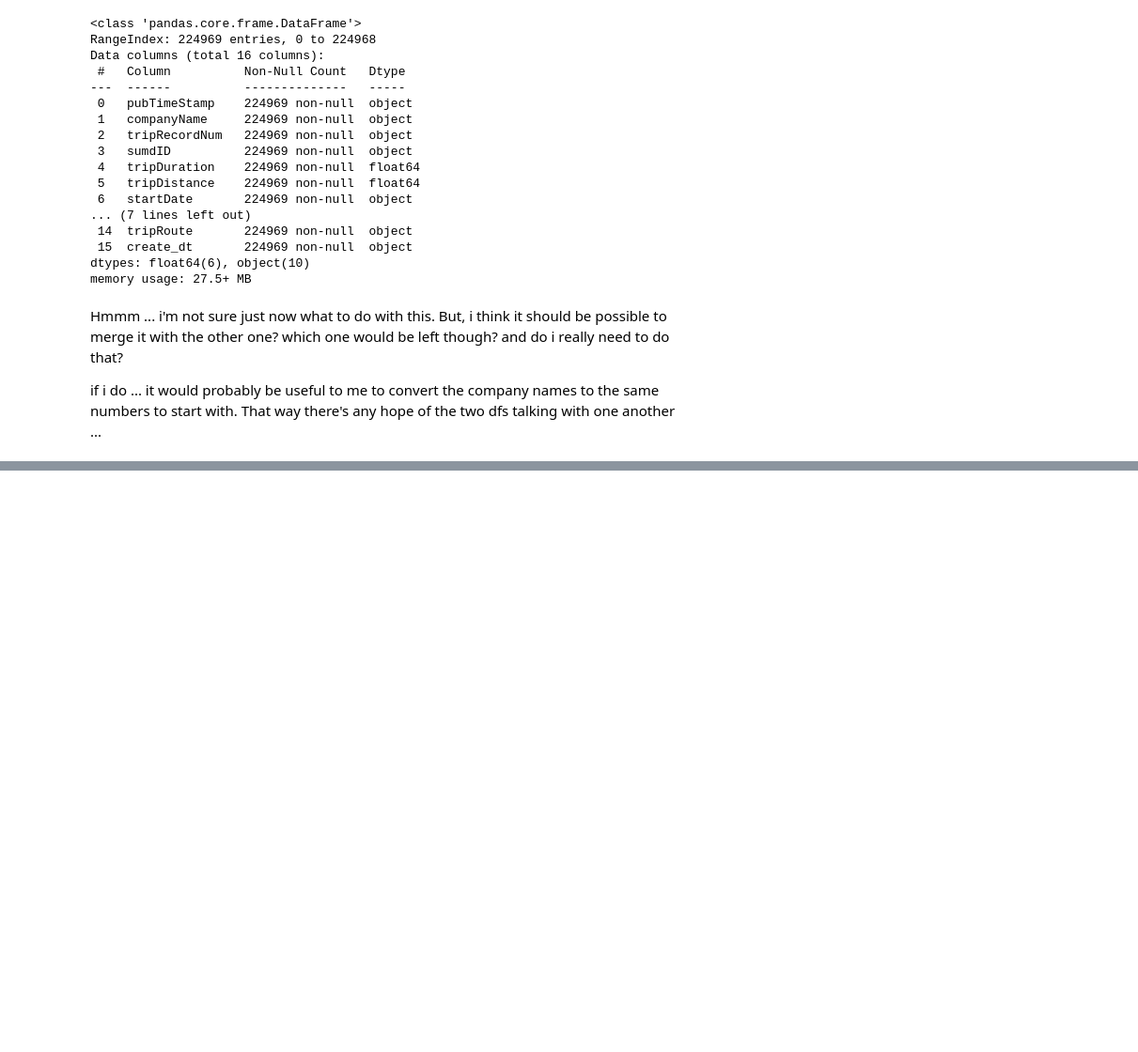
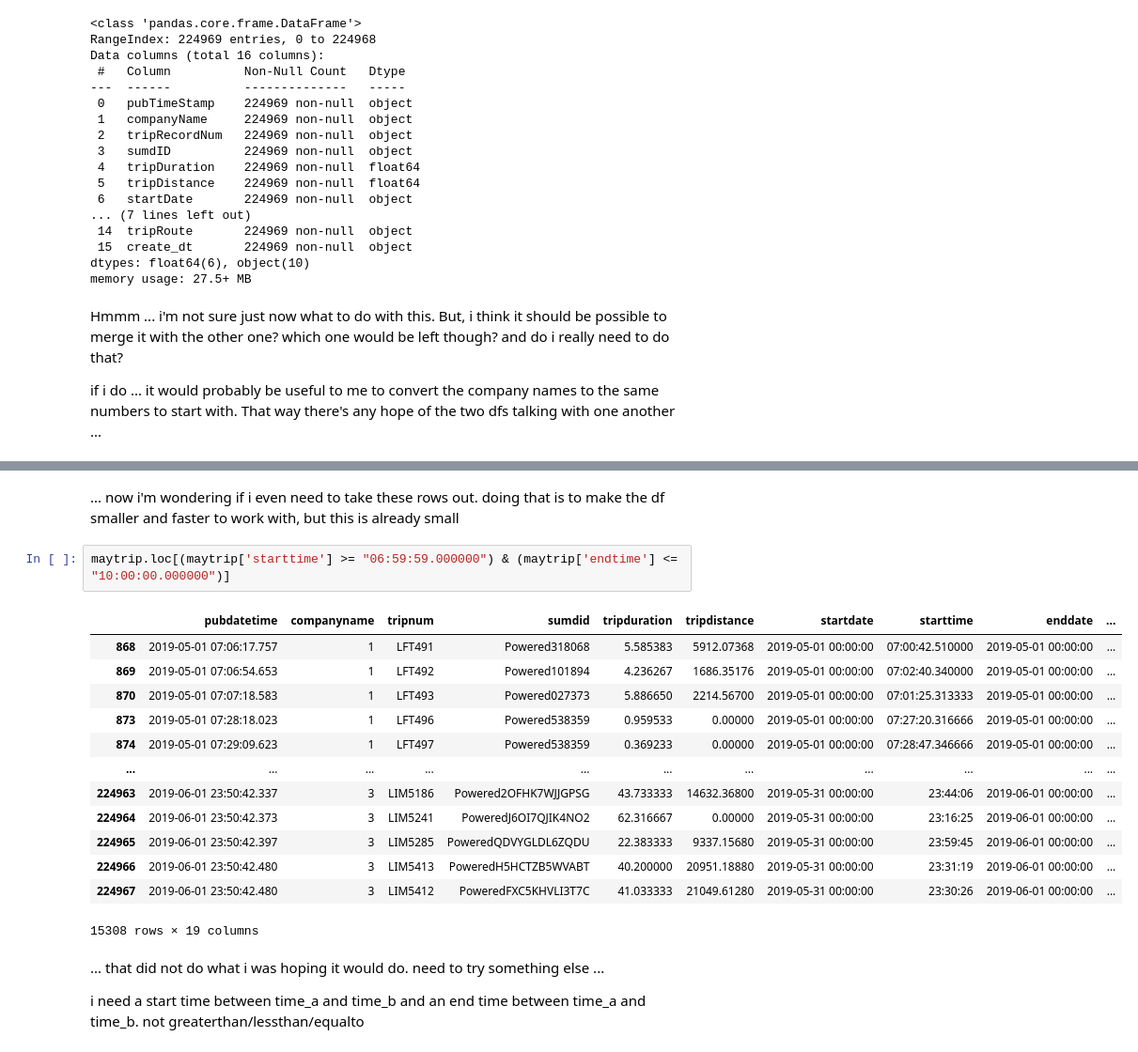
Before and after one commit to Rhunsilval/nashville_scooters_python, a Jupyter notebook: notebooks/2_exploration_may.ipynb, the cells around one changed output, grey strips where cells are left out. Shown at 94% size. Saved outputs shown, nothing was run; the diff lists cells and outputs as text; blank space fills up the shorter version.

```diff
--- a/notebooks/2_exploration_may.ipynb
+++ b/notebooks/2_exploration_may.ipynb
@@ -405,0 +535,22 @@ if i do ... it would probably be useful to me to convert the company names to th
+# %% [markdown]
+... now i'm wondering if i even need to take these rows out.  doing that is to make the df smaller and faster to work with, but this is already small
+# %%
+maytrip.loc[(maytrip['starttime'] >= "06:59:59.000000") & (maytrip['endtime'] <= "10:00:00.000000")]
+# %% [output]
+|  | pubdatetime | companyname | tripnum | sumdid | tripduration | tripdistance | startdate | starttime | enddate | ... |
+| 868 | 2019-05-01 07:06:17.757 | 1 | LFT491 | Powered318068 | 5.585383 | 5912.07368 | 2019-05-01 00:00:00 | 07:00:42.510000 | 2019-05-01 00:00:00 | ... |
+| 869 | 2019-05-01 07:06:54.653 | 1 | LFT492 | Powered101894 | 4.236267 | 1686.35176 | 2019-05-01 00:00:00 | 07:02:40.340000 | 2019-05-01 00:00:00 | ... |
+| 870 | 2019-05-01 07:07:18.583 | 1 | LFT493 | Powered027373 | 5.886650 | 2214.56700 | 2019-05-01 00:00:00 | 07:01:25.313333 | 2019-05-01 00:00:00 | ... |
+| 873 | 2019-05-01 07:28:18.023 | 1 | LFT496 | Powered538359 | 0.959533 | 0.00000 | 2019-05-01 00:00:00 | 07:27:20.316666 | 2019-05-01 00:00:00 | ... |
+| 874 | 2019-05-01 07:29:09.623 | 1 | LFT497 | Powered538359 | 0.369233 | 0.00000 | 2019-05-01 00:00:00 | 07:28:47.346666 | 2019-05-01 00:00:00 | ... |
+| ... | ... | ... | ... | ... | ... | ... | ... | ... | ... | ... |
+| 224963 | 2019-06-01 23:50:42.337 | 3 | LIM5186 | Powered2OFHK7WJJGPSG | 43.733333 | 14632.36800 | 2019-05-31 00:00:00 | 23:44:06 | 2019-06-01 00:00:00 | ... |
+| 224964 | 2019-06-01 23:50:42.373 | 3 | LIM5241 | PoweredJ6OI7QJIK4NO2 | 62.316667 | 0.00000 | 2019-05-31 00:00:00 | 23:16:25 | 2019-06-01 00:00:00 | ... |
+| 224965 | 2019-06-01 23:50:42.397 | 3 | LIM5285 | PoweredQDVYGLDL6ZQDU | 22.383333 | 9337.15680 | 2019-05-31 00:00:00 | 23:59:45 | 2019-06-01 00:00:00 | ... |
+| 224966 | 2019-06-01 23:50:42.480 | 3 | LIM5413 | PoweredH5HCTZB5WVABT | 40.200000 | 20951.18880 | 2019-05-31 00:00:00 | 23:31:19 | 2019-06-01 00:00:00 | ... |
+| 224967 | 2019-06-01 23:50:42.480 | 3 | LIM5412 | PoweredFXC5KHVLI3T7C | 41.033333 | 21049.61280 | 2019-05-31 00:00:00 | 23:30:26 | 2019-06-01 00:00:00 | ... |
+15308 rows × 19 columns
+# %% [markdown]
+... that did not do what i was hoping it would do.  need to try something else ...
+
+i need a start time between time_a and time_b and an end time between time_a and time_b.  not greaterthan/lessthan/equalto
```
Also changed, not shown: parts of 20 cells of this notebook, 2 other files.
